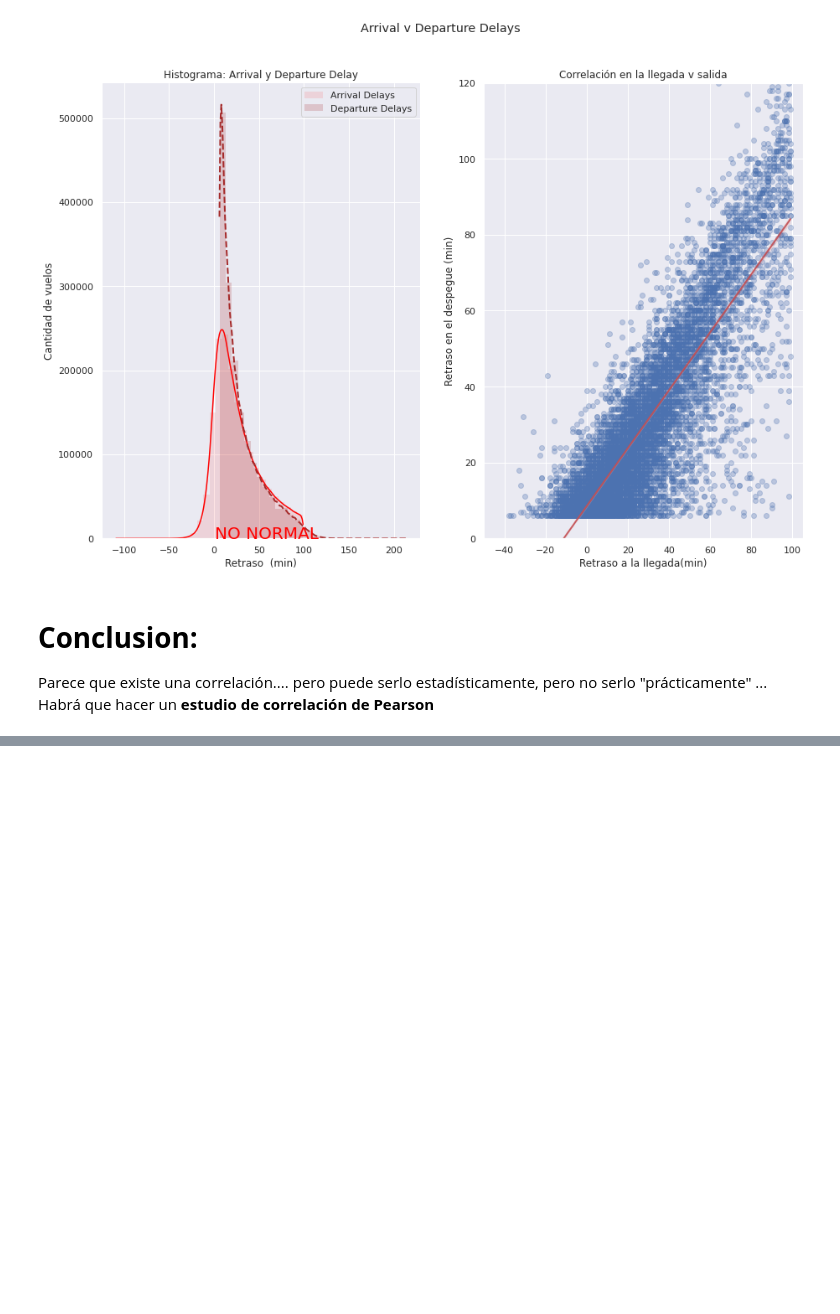
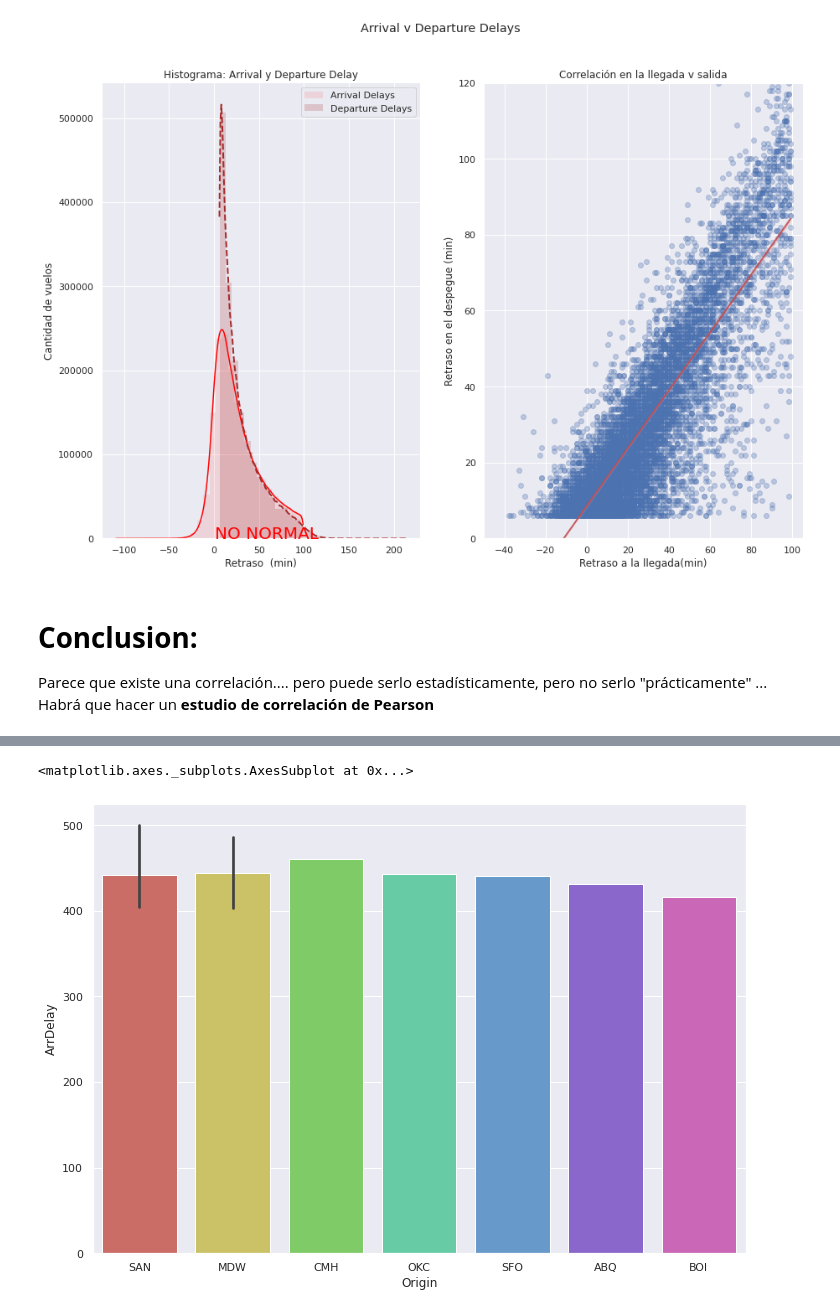
Before and after one commit to JMML2021/0301_visualitzaci-_explorat-ria, a Jupyter notebook: S03_T01_Visualització_gràfica_d'un_dataset.ipynb, the cells around one changed output, grey strips where cells are left out. Drawn from its saved outputs; the diff is of its cells as text; code cells hidden in the pictures; blank space fills up the shorter version.

```diff
--- a/S03_T01_Visualització_gràfica_d'un_dataset.ipynb
+++ b/S03_T01_Visualització_gràfica_d'un_dataset.ipynb
@@ -360,0 +370,10 @@ Parece que existe una correlación.... pero puede serlo estadísticamente, pero
+# %%
+
+
+#ordeno por retraso
+df4=df4.sort_values(by = 'ArrDelay', ascending= False, ignore_index=True)
+df4['ArrDelay']
+
+retrasoLargos = df4.head(10)
+print('\nListado de los 10 vuelos con más retraso, su origen y destino')
+retrasoLargos[['ArrDelay','Origin', 'Dest' ]]
@@ -360,0 +393,6 @@ Parece que existe una correlación.... pero puede serlo estadísticamente, pero
+# %%
+sns.barplot(x = "Origin", y = "ArrDelay", palette="hls", data = retrasoLargos[['ArrDelay','Origin', 'Dest' ]]
+)
+# %% [output]
+<matplotlib.axes._subplots.AxesSubplot at 0x...>
+[figure, added]
```
Also changed, not shown: parts of 5 cells of this notebook.
